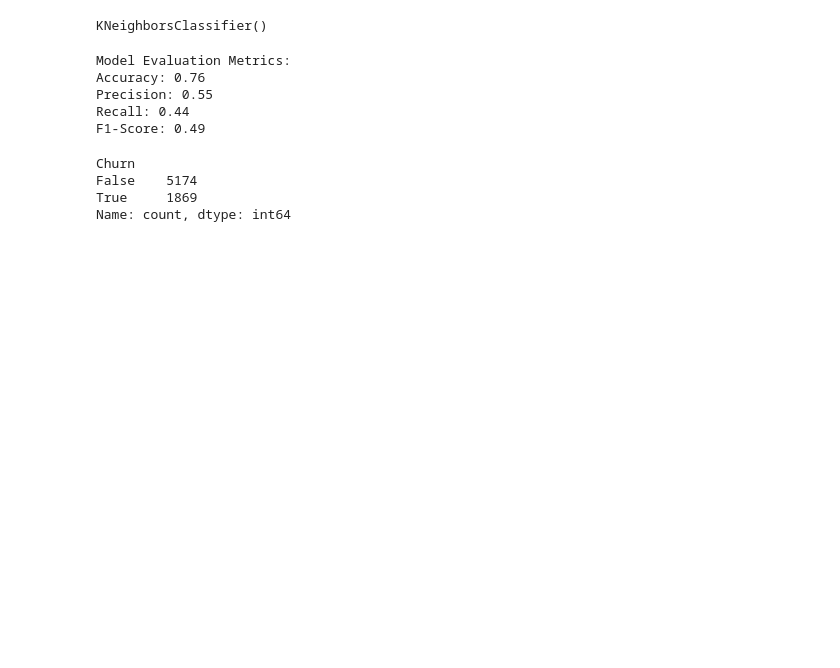
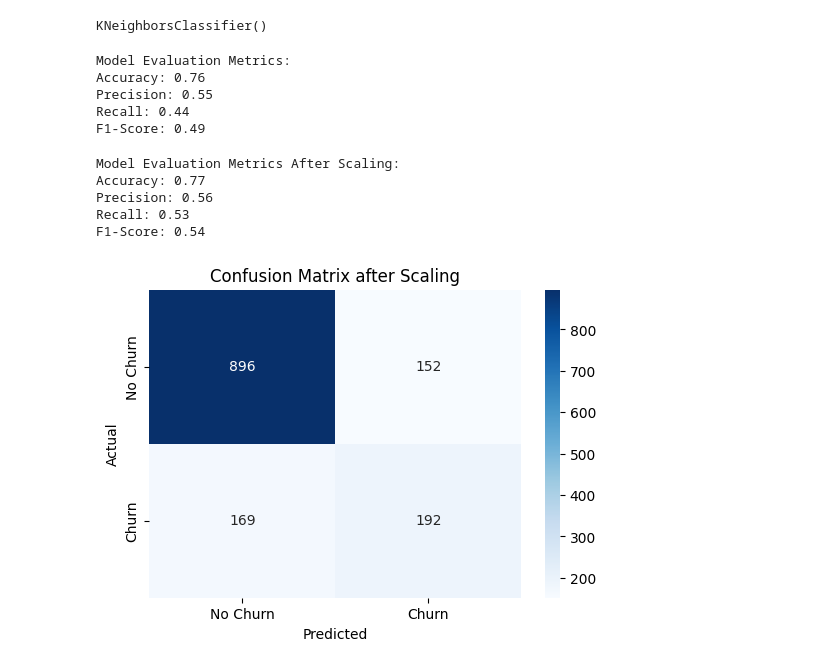
Before and after one commit to Shahbazi-Amir/Customer-Loyalty-Prediction-Using-KNN, a Jupyter notebook: customer_loyolti_knn.ipynb, the cells around one changed output. Saved outputs shown, nothing was run; the diff lists cells and outputs as text; code cells hidden in the pictures; blank space fills up the shorter version.

```diff
--- a/customer_loyolti_knn.ipynb
+++ b/customer_loyolti_knn.ipynb
@@ -195,10 +123,60 @@ Accuracy: 0.76
 Precision: 0.55
 Recall: 0.44
 F1-Score: 0.49
-# %%
-print(data['Churn'].value_counts())
-# %% [output]
-Churn
-False    5174
-True     1869
-Name: count, dtype: int64
+# %%
+# Import StandardScaler for feature scaling
+from sklearn.preprocessing import StandardScaler
+
+# Create a scaler object
+scaler = StandardScaler()
+
+# Fit the scaler on training data and transform both train and test sets
+X_train_scaled = scaler.fit_transform(X_train)
+X_test_scaled = scaler.transform(X_test)
+
+# Initialize KNN model again with n_neighbors=5
+knn_scaled = KNeighborsClassifier(n_neighbors=5)
+
+# Train the model on scaled data
+knn_scaled.fit(X_train_scaled, y_train)
+
+# Predict on the scaled test data
+y_pred_scaled = knn_scaled.predict(X_test_scaled)
+
+# Calculate evaluation metrics again
+accuracy_scaled = accuracy_score(y_test, y_pred_scaled)
+precision_scaled = precision_score(y_test, y_pred_scaled)
+recall_scaled = recall_score(y_test, y_pred_scaled)
+f1_scaled = f1_score(y_test, y_pred_scaled)
+
+# Print the results after scaling
+print("\nModel Evaluation Metrics After Scaling:")
+print(f"Accuracy: {accuracy_scaled:.2f}")
+print(f"Precision: {precision_scaled:.2f}")
+print(f"Recall: {recall_scaled:.2f}")
+print(f"F1-Score: {f1_scaled:.2f}")
+# %% [output]
+Model Evaluation Metrics After Scaling:
+Accuracy: 0.77
+Precision: 0.56
+Recall: 0.53
+F1-Score: 0.54
+# %%
+from sklearn.metrics import confusion_matrix
+import seaborn as sns
+import matplotlib.pyplot as plt
+
+# محاسبه ماتریس درهم‌ریختگی
+cm = confusion_matrix(y_test, y_pred_scaled)
+
+# رسم نمودار
+plt.figure(figsize=(6, 4))
+sns.heatmap(cm, annot=True, fmt='d', cmap='Blues',
+            xticklabels=['No Churn', 'Churn'],
+            yticklabels=['No Churn', 'Churn'])
+plt.xlabel('Predicted')
+plt.ylabel('Actual')
+plt.title('Confusion Matrix after Scaling')
+plt.show()
+# %% [output]
+[figure, added]
```
Also changed, not shown: parts of 8 cells of this notebook, 1 other file.
